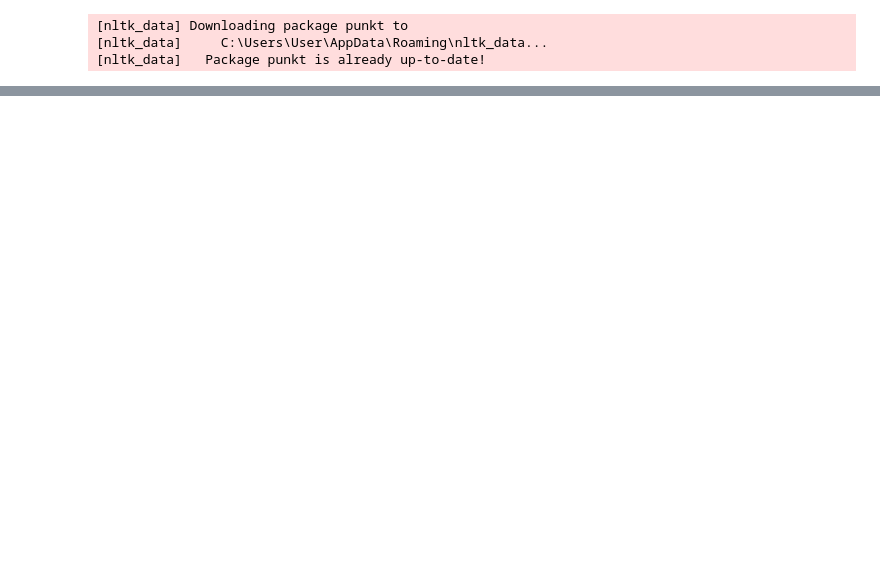
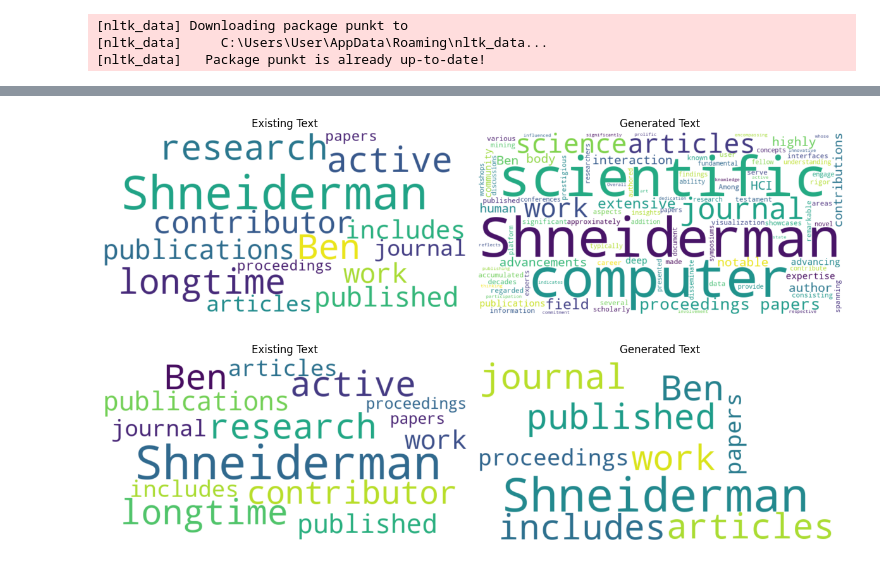
Before and after one commit to jonidamukaj/testing_LLMs, a Jupyter notebook: testing/data.ipynb, the cells around one changed output, grey strips where cells are left out. Drawn from its saved outputs; the diff is of its cells as text; code cells hidden in the pictures; blank space fills up the shorter version.

```diff
--- a/testing/data.ipynb
+++ b/testing/data.ipynb
@@ -44,26 +49,35 @@ plt.show()
 # %%
+
+
+# Extract the existing and generated texts from the JSON data
+for entry in data:
+    existing_texts.append(entry['existing_text'])
+    generated_texts.append(entry['generated_text'])
 
 # Generate word clouds for each pair of texts
 for i in range(len(existing_texts)):
     existing_text = existing_texts[i]
     generated_text = generated_texts[i]
 
     # Generate word cloud for the existing text
     existing_wordcloud = WordCloud(width=800, height=400, background_color='white').generate(existing_text)
 
     # Generate word cloud for the generated text
     generated_wordcloud = WordCloud(width=800, height=400, background_color='white').generate(generated_text)
 
     # Plot the word clouds
     fig, axes = plt.subplots(1, 2, figsize=(12, 6))
 
     axes[0].imshow(existing_wordcloud, interpolation='bilinear')
     axes[0].set_title('Existing Text')
     axes[0].axis('off')
 
     axes[1].imshow(generated_wordcloud, interpolation='bilinear')
     axes[1].set_title('Generated Text')
     axes[1].axis('off')
 
     plt.tight_layout()
     plt.show()
+# %% [output]
+[figure, added]
+[figure, added]
```
Also changed, not shown: parts of 6 cells of this notebook, 7 other files.
